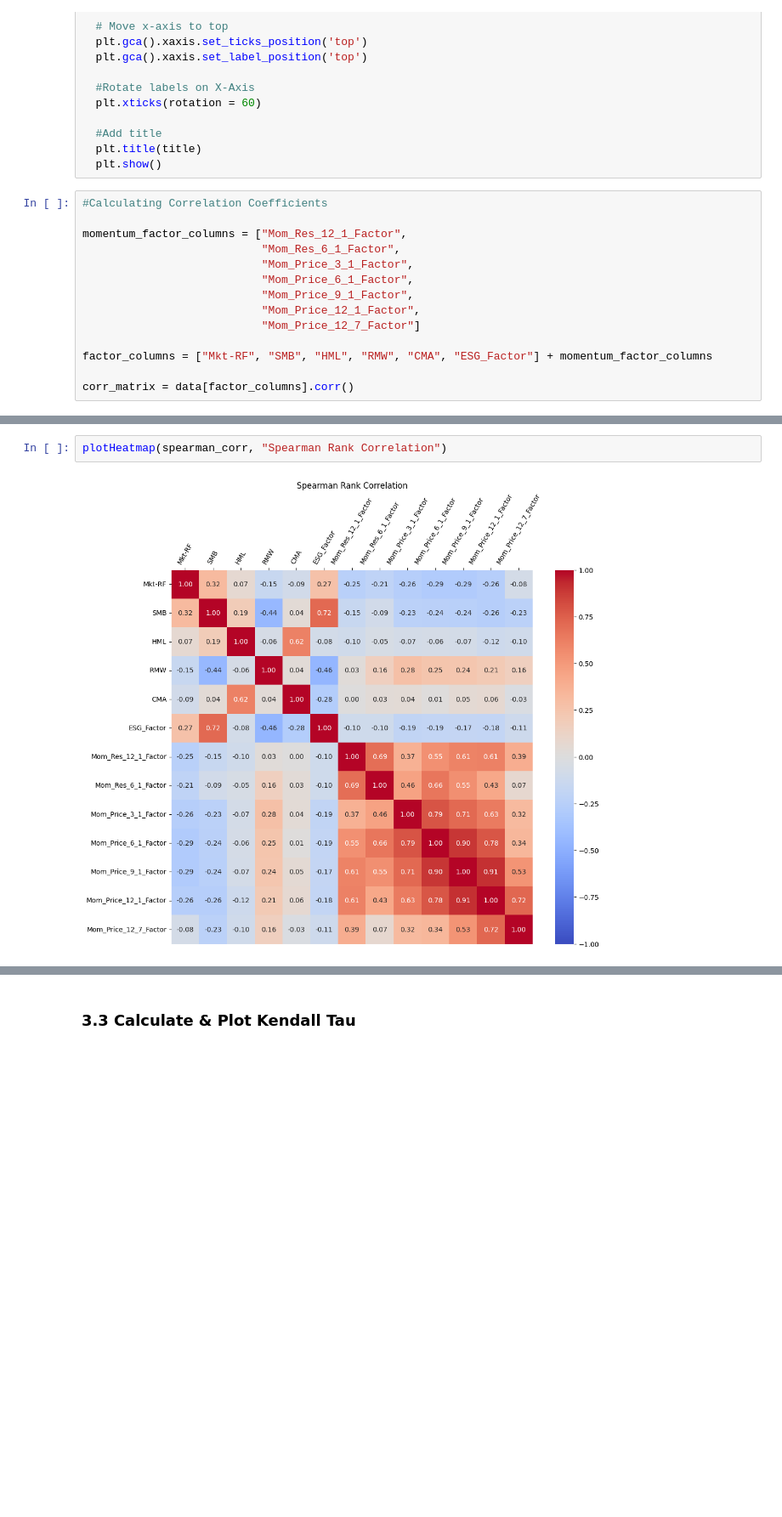
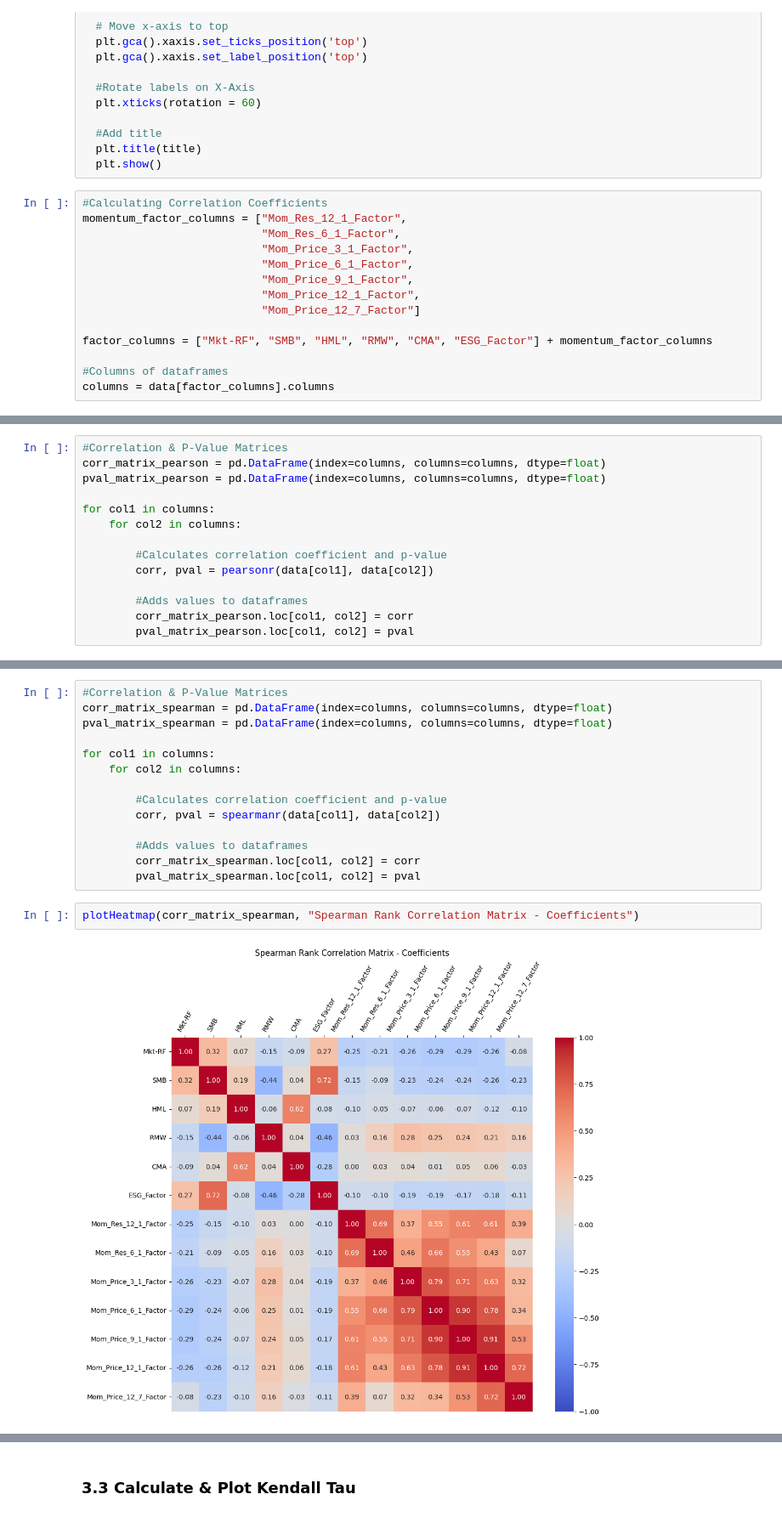
Before and after one commit to lkrsl/multi_factor_modelling_esg_factor_development, a Jupyter notebook: Part2_Factor_Analysis_V4.ipynb, the cells around one changed output, grey strips where cells are left out. Shown at 85% size. Saved outputs shown, nothing was run; the diff lists cells and outputs as text; blank space fills up the shorter version.

Commit message:
Added P-Values for Heatmaps

```diff
--- a/Part2_Factor_Analysis_V4.ipynb
+++ b/Part2_Factor_Analysis_V4.ipynb
@@ -424,7 +424,6 @@ def plotHeatmap(corr_matrix, title):
   plt.show()
 # %%
 #Calculating Correlation Coefficients
-
 momentum_factor_columns = ["Mom_Res_12_1_Factor",
                            "Mom_Res_6_1_Factor",
                            "Mom_Price_3_1_Factor",
@@ -435,4 +434,5 @@ momentum_factor_columns = ["Mom_Res_12_1_Factor",
 
 factor_columns = ["Mkt-RF", "SMB", "HML", "RMW", "CMA", "ESG_Factor"] + momentum_factor_columns
 
-corr_matrix = data[factor_columns].corr()
+#Columns of dataframes
+columns = data[factor_columns].columns
@@ -439 +441,15 @@ corr_matrix = data[factor_columns].corr()
+# %%
+#Correlation & P-Value Matrices
+corr_matrix_pearson = pd.DataFrame(index=columns, columns=columns, dtype=float)
+pval_matrix_pearson = pd.DataFrame(index=columns, columns=columns, dtype=float)
+
+for col1 in columns:
+    for col2 in columns:
+
+        #Calculates correlation coefficient and p-value
+        corr, pval = pearsonr(data[col1], data[col2])
+
+        #Adds values to dataframes
+        corr_matrix_pearson.loc[col1, col2] = corr
+        pval_matrix_pearson.loc[col1, col2] = pval
 # %%
@@ -451,4 +465,18 @@ spearman_corr = spearman_rank_data.corr(method = 'spearman')
+# %%
+#Correlation & P-Value Matrices
+corr_matrix_spearman = pd.DataFrame(index=columns, columns=columns, dtype=float)
+pval_matrix_spearman = pd.DataFrame(index=columns, columns=columns, dtype=float)
+
+for col1 in columns:
+    for col2 in columns:
+
+        #Calculates correlation coefficient and p-value
+        corr, pval = spearmanr(data[col1], data[col2])
+
+        #Adds values to dataframes
+        corr_matrix_spearman.loc[col1, col2] = corr
+        pval_matrix_spearman.loc[col1, col2] = pval
 # %%
-plotHeatmap(spearman_corr, "Spearman Rank Correlation")
+plotHeatmap(corr_matrix_spearman, "Spearman Rank Correlation Matrix - Coefficients")
 # %% [output]
-[figure, old version]
+[figure, new version]
```
Also changed, not shown: parts of 23 cells of this notebook.
